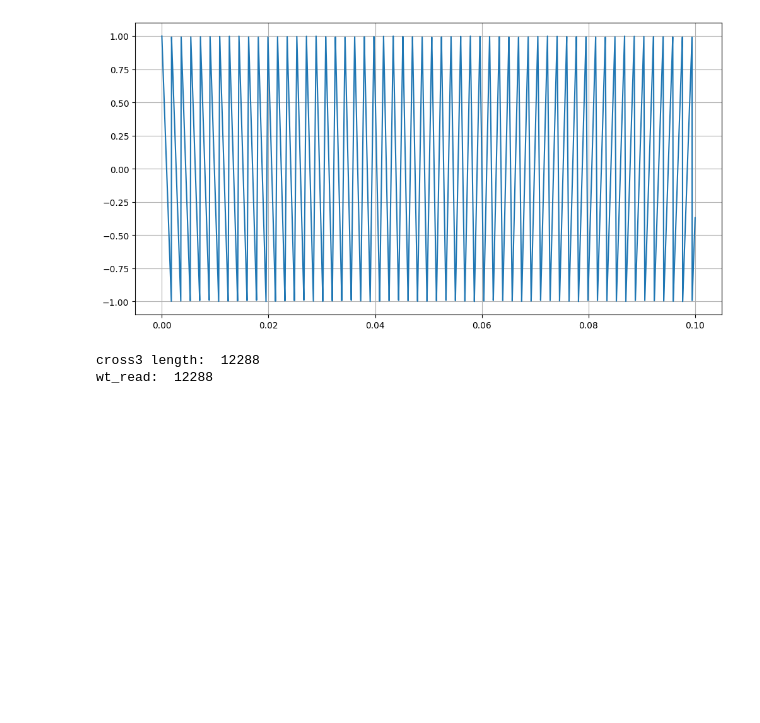
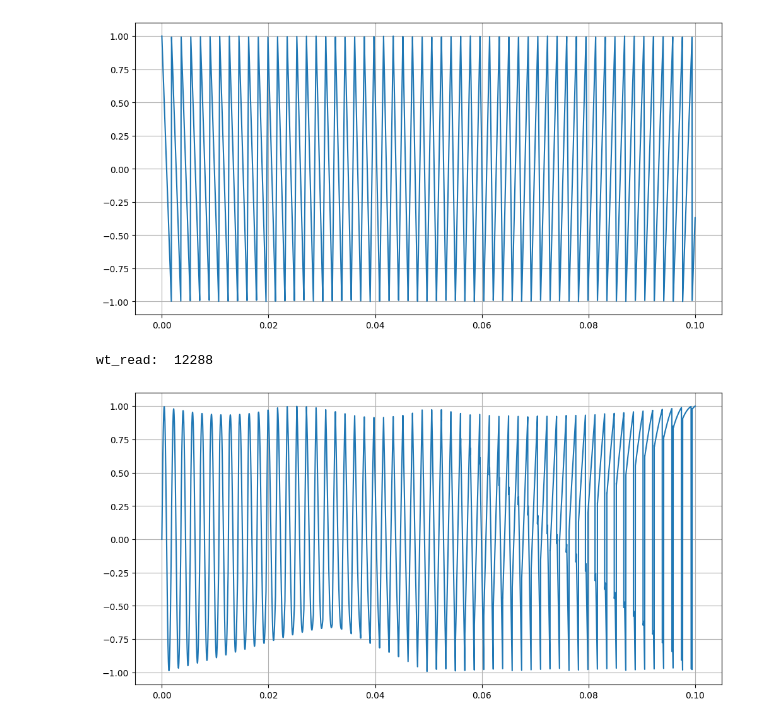
Before and after one commit to DMW9400/DSP-Lab, a Jupyter notebook: wt_gen.ipynb, the cells around one changed output. Saved outputs shown, nothing was run; the diff lists cells and outputs as text; code cells hidden in the pictures; blank space fills up the shorter version.

```diff
--- a/wt_gen.ipynb
+++ b/wt_gen.ipynb
@@ -166,18 +169,30 @@ plt.grid(True)
 plt.show()
 # %% [output]
 [figure]
-# %%
-sin_1 = gen_sine_WT()
-tri_1 = variable_triangle_gen()
-sqr_1 = variable_square()
-# crossNew = crossMod(w1, sq3)
-cross3 = crossMod3(sin_1, tri_1, sqr_1)
-print('cross3 length: ', cross3.size)
-sf.write('crossNew3.wav', cross3, sr, subtype='FLOAT')
-testSine = gen_sine_WT()
-sf.write('newTestSine.wav', testSine, sr, subtype='FLOAT')
-wt_read = sf.read('Evolution.wav')
-print('wt_read: ', wt_read[0].size)
-# %% [output]
-cross3 length:  12288
-wt_read:  12288
+# %%
+# In the section below I demonstrate and output wav files of different combinations of the waveforms coded above
+sin_1 = gen_sine_WT()
+tri_1 = variable_triangle_gen()
+sqr_1 = variable_square()
+
+# this example shows the crossMod3 function, which crossfades between all three waveforms
+cross_all = crossMod3(sin_1, tri_1, sqr_1)
+# I got smoother results interpolating between two waveforms, which I demonstrate in all combinations below
+cross_tri_square = crossMod2(tri_1, sqr_1)
+cross_sin_tri = crossMod2(sin_1, tri_1)
+cross_sin_square = crossMod2(sin_1, sqr_1)
+
+sf.write('cross_all.wav', cross_all, sr, subtype='FLOAT')
+sf.write('cross_tri_square.wav', cross_tri_square, sr, subtype='FLOAT')
+sf.write('cross_sin_tri.wav', cross_sin_tri, sr, subtype='FLOAT')
+sf.write('cross_sin_square.wav', cross_sin_square, sr, subtype='FLOAT')
+# %% [output]
+wt_read:  12288
+# %%
+plt.figure(figsize=(12, 6))
+plt.plot(np.linspace(0, .1, len(cross_all)), cross_all)
+plt.grid(True)
+plt.show()
+# Below shows a plot of some of the odd behaviors I was getting in the crossfading between all waveforms
+# %% [output]
+[figure, added]
```
Also changed, not shown: parts of 5 cells of this notebook, 5 other files.
